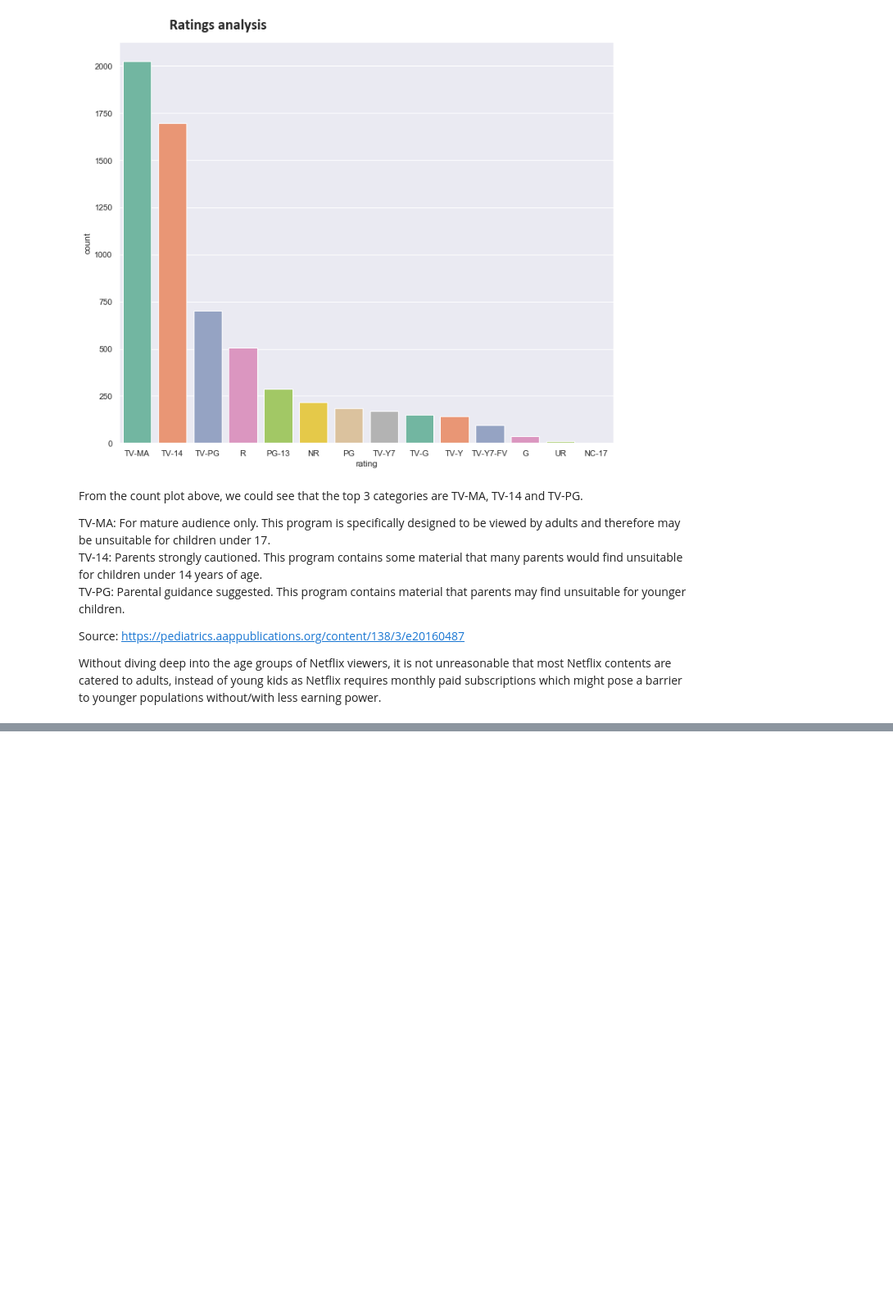
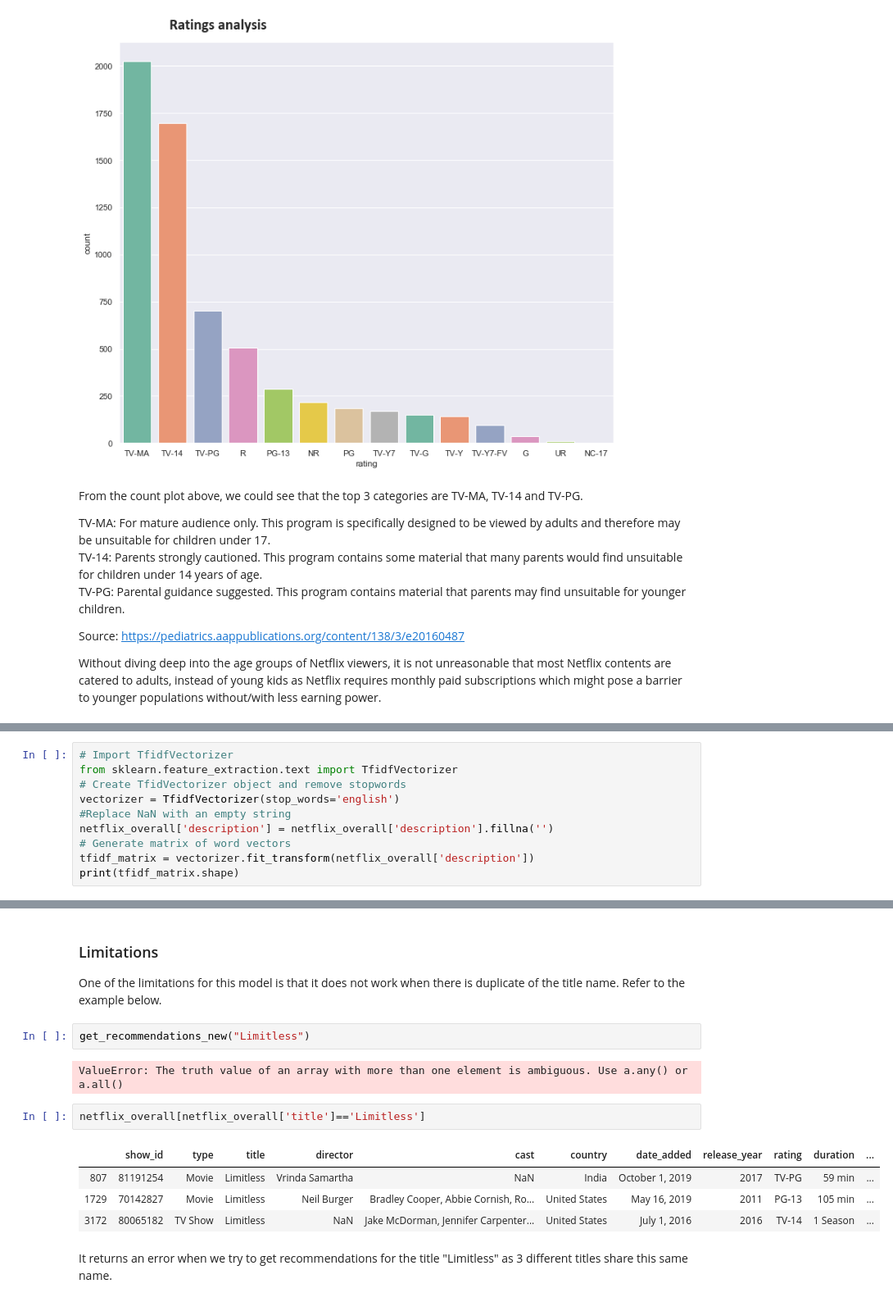
Before and after one commit to xianyaolee/netflix_movies_tv_shows, a Jupyter notebook: netflix_movies_tv_shows.ipynb, the cells around one changed output, grey strips where cells are left out. Shown: that part at 82% size. Saved outputs shown, nothing was run; the diff lists cells and outputs as text; blank space fills up the shorter version.

Commit message:
added recommendation system based on description

```diff
--- a/netflix_movies_tv_shows.ipynb
+++ b/netflix_movies_tv_shows.ipynb
@@ -149,0 +161,10 @@ Without diving deep into the age groups of Netflix viewers, it is not unreasonab
+# %%
+# Import TfidfVectorizer
+from sklearn.feature_extraction.text import TfidfVectorizer
+# Create TfidVectorizer object and remove stopwords
+vectorizer = TfidfVectorizer(stop_words='english')
+#Replace NaN with an empty string
+netflix_overall['description'] = netflix_overall['description'].fillna('')
+# Generate matrix of word vectors
+tfidf_matrix = vectorizer.fit_transform(netflix_overall['description'])
+print(tfidf_matrix.shape)
@@ -149,0 +210,17 @@ Without diving deep into the age groups of Netflix viewers, it is not unreasonab
+# %% [markdown]
+### Limitations
+
+One of the limitations for this model is that it does not work when there is duplicate of the title name. Refer to the example below.
+# %%
+get_recommendations_new("Limitless")
+# %% [output]
+ValueError: The truth value of an array with more than one element is ambiguous. Use a.any() or a.all()
+# %%
+netflix_overall[netflix_overall['title']=='Limitless']
+# %% [output]
+|  | show_id | type | title | director | cast | country | date_added | release_year | rating | duration | ... |
+| 807 | 81191254 | Movie | Limitless | Vrinda Samartha | NaN | India | October 1, 2019 | 2017 | TV-PG | 59 min | ... |
+| 1729 | 70142827 | Movie | Limitless | Neil Burger | Bradley Cooper, Abbie Cornish, Ro... | United States | May 16, 2019 | 2011 | PG-13 | 105 min | ... |
+| 3172 | 80065182 | TV Show | Limitless | NaN | Jake McDorman, Jennifer Carpenter... | United States | July 1, 2016 | 2016 | TV-14 | 1 Season | ... |
+# %% [markdown]
+It returns an error when we try to get recommendations for the title "Limitless" as 3 different titles share this same name.
```
Also changed, not shown: parts of 9 cells of this notebook.
